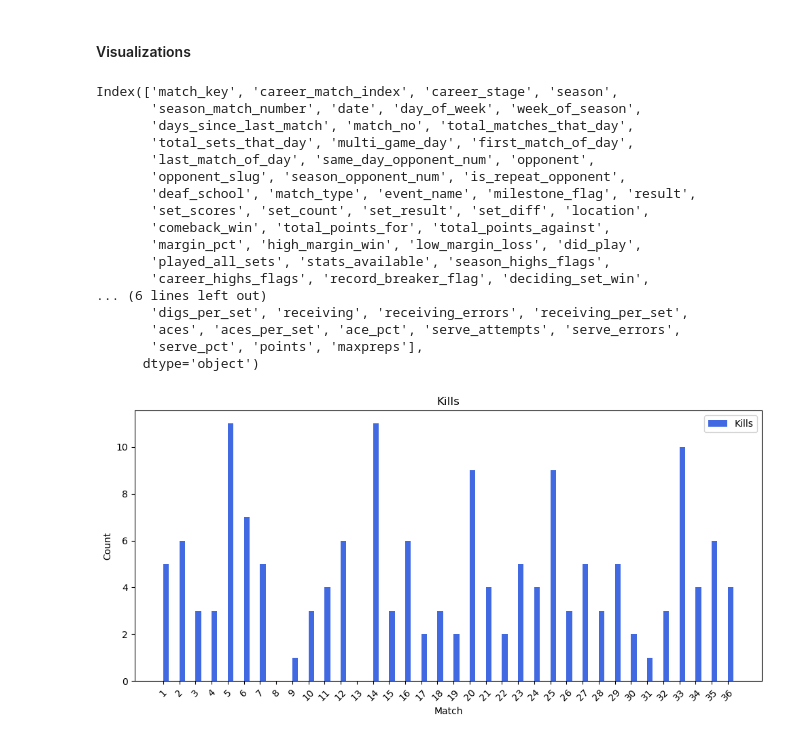
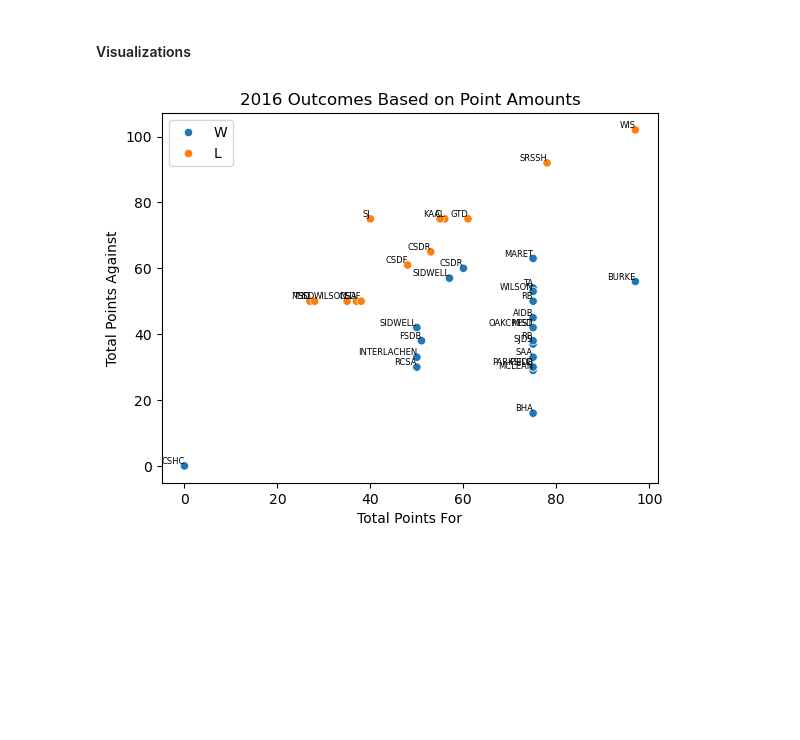
Before and after one commit to drblitx/model-volleyball, a Jupyter notebook: visualizations/fr_viz.ipynb, the cells around one changed output. Saved outputs shown, nothing was run; the diff lists cells and outputs as text; code cells hidden in the pictures; blank space fills up the shorter version.

Commit message:
working on visualizations

```diff
--- a/visualizations/fr_viz.ipynb
+++ b/visualizations/fr_viz.ipynb
@@ -80,44 +79,24 @@ Name: aces, dtype: float64
 --------------------
 # %% [markdown]
 #### Visualizations
-# %%
-fr.columns
-# %% [output]
-Index(['match_key', 'career_match_index', 'career_stage', 'season',
-       'season_match_number', 'date', 'day_of_week', 'week_of_season',
-       'days_since_last_match', 'match_no', 'total_matches_that_day',
-       'total_sets_that_day', 'multi_game_day', 'first_match_of_day',
-       'last_match_of_day', 'same_day_opponent_num', 'opponent',
-       'opponent_slug', 'season_opponent_num', 'is_repeat_opponent',
-       'deaf_school', 'match_type', 'event_name', 'milestone_flag', 'result',
-       'set_scores', 'set_count', 'set_result', 'set_diff', 'location',
-       'comeback_win', 'total_points_for', 'total_points_against',
-       'margin_pct', 'high_margin_win', 'low_margin_loss', 'did_play',
-       'played_all_sets', 'stats_available', 'season_highs_flags',
-       'career_highs_flags', 'record_breaker_flag', 'deciding_set_win',
-... (6 lines left out)
-       'digs_per_set', 'receiving', 'receiving_errors', 'receiving_per_set',
-       'aces', 'aces_per_set', 'ace_pct', 'serve_attempts', 'serve_errors',
-       'serve_pct', 'points', 'maxpreps'],
-      dtype='object')
-# %%
-matches = fr['season_match_number']
-kills = fr['kills']
-
-x = np.arange(len(matches))  # positions for bars
-width = 0.35  # width of bars
-
-fig, ax = plt.subplots(figsize=(10, 5))
-ax.bar(x + width/2, kills, width, label='Kills', color='royalblue')
-
-ax.set_xlabel('Match')
-ax.set_ylabel('Count')
-ax.set_title('Kills')
-ax.set_xticks(x)
-ax.set_xticklabels(matches, rotation=45)
-ax.legend()
-
-plt.tight_layout()
-plt.show()
-# %% [output]
-[figure, removed]
+# %%
+sns.scatterplot(x='total_points_for', y='total_points_against', hue='result', data=fr)
+
+for i, row in fr.iterrows():
+    if pd.notna(row['total_points_for']) and pd.notna(row['total_points_against']):
+        plt.text(
+            row['total_points_for'],
+            row['total_points_against'],
+            row['opponent_slug'],
+            fontsize=6,
+            ha='right',
+            va='bottom'
+        )
+
+plt.title(f"2016 Outcomes Based on Point Amounts")
+plt.xlabel("Total Points For")
+plt.ylabel("Total Points Against")
+plt.legend()
+plt.show()
+# %% [output]
+[figure, added]
```
Also changed, not shown: parts of 6 cells of this notebook.
